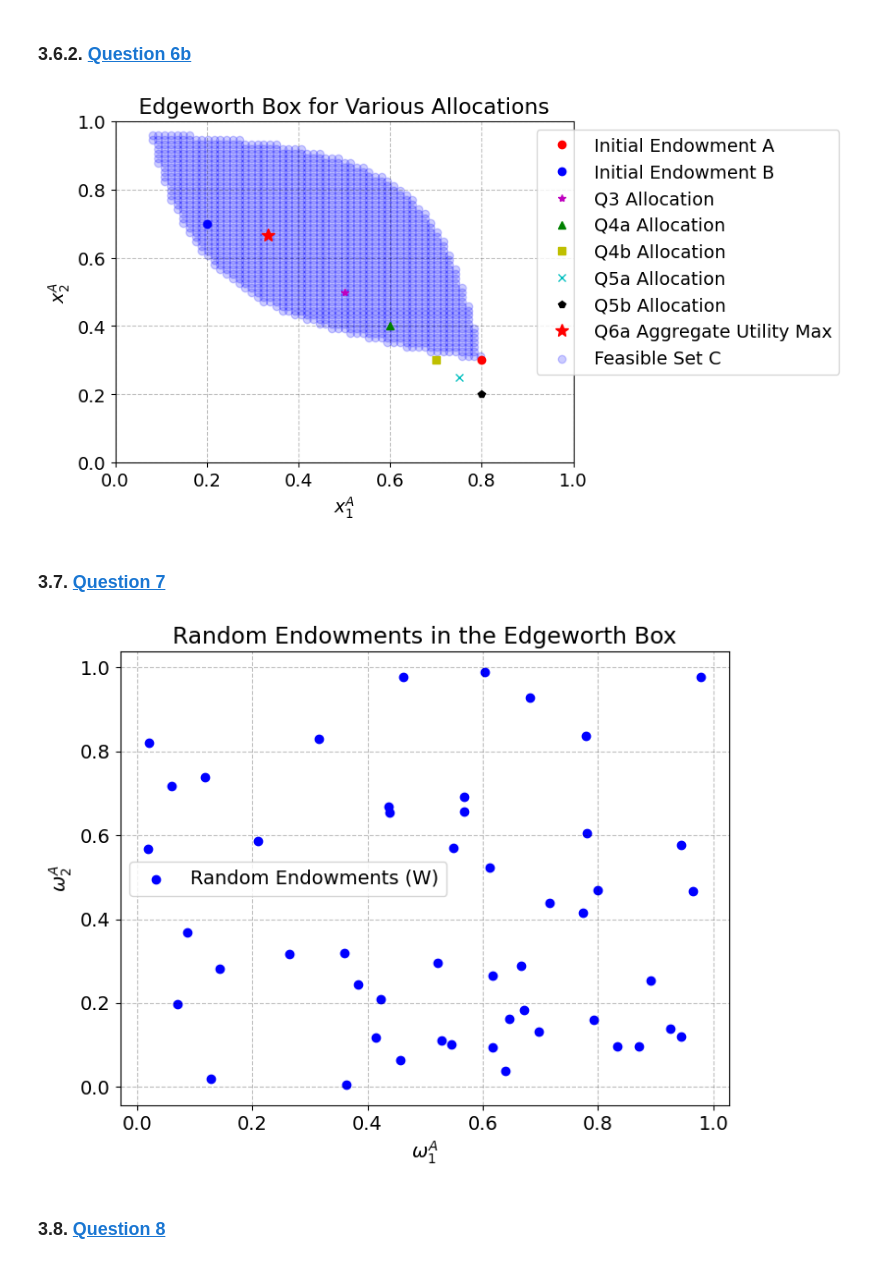
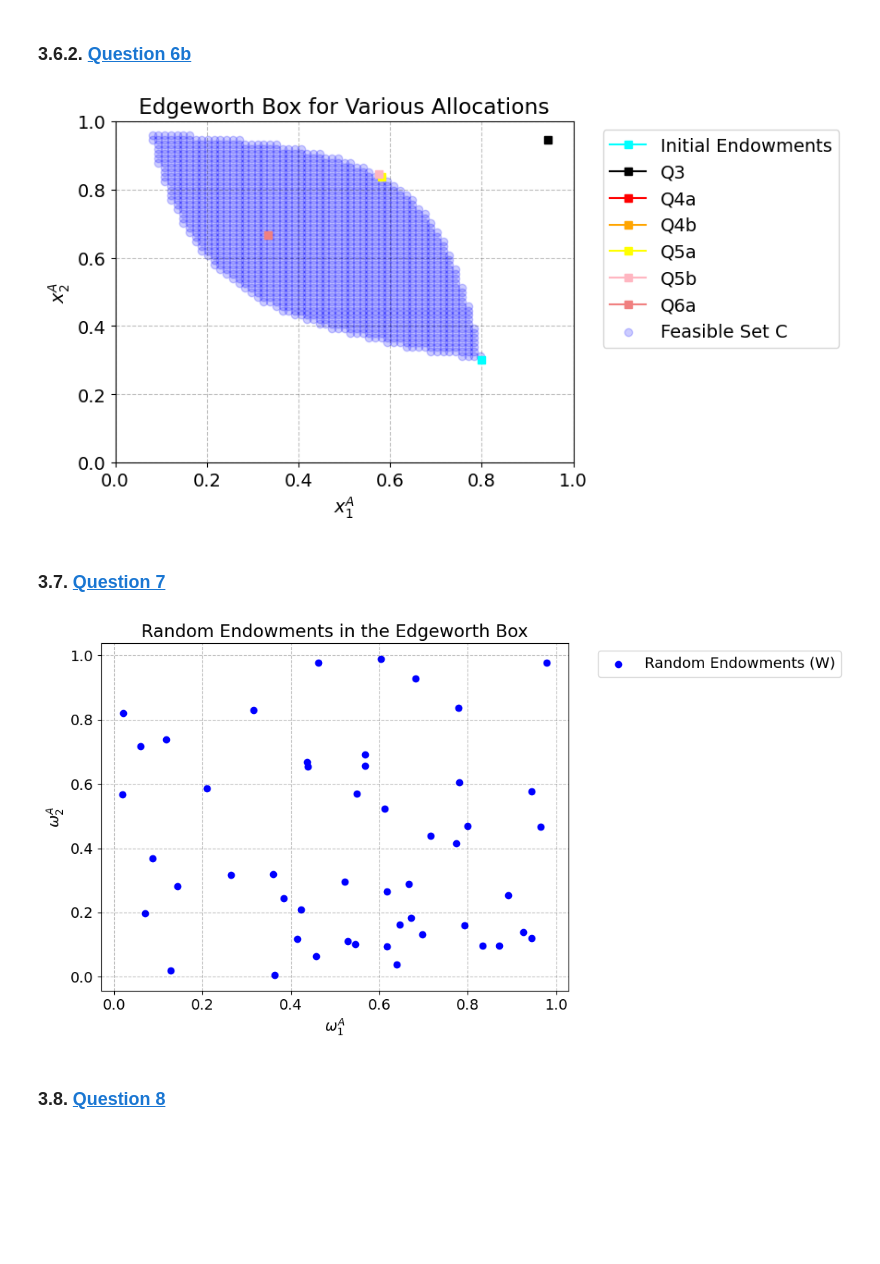
Before and after one commit to NumEconCopenhagen/projects-2024-tbm527, a Jupyter notebook: inauguralproject/inauguralproject.ipynb, the cells around one changed output. Drawn from its saved outputs; the diff is of its cells as text; code cells hidden in the pictures; blank space fills up the shorter version.

```diff
--- a/inauguralproject/inauguralproject.ipynb
+++ b/inauguralproject/inauguralproject.ipynb
@@ -338,11 +378,11 @@ for x1A in x1A_vals:
 feasible_points_C = np.array(feasible_points_C)
 
 # Placeholder for optimal allocations from previous questions
-optimal_allocation_q3 = [0.5, 0.5]  # Replace with actual results
-optimal_allocation_q4a = [0.6, 0.4]  # Replace with actual results
-optimal_allocation_q4b = [0.7, 0.3]  # Replace with actual results
-optimal_allocation_q5a = [0.75, 0.25]  # Replace with actual results
-optimal_allocation_q5b = [0.8, 0.2]  # Replace with actual results
+optimal_allocation_q3 = [0.9444, 0.9444]
+optimal_allocation_q4a = [1.8939, 0.6336]
+optimal_allocation_q4b = [1.8993 , 0.6336]
+optimal_allocation_q5a = [0.5811, 0.8378]
+optimal_allocation_q5b = [0.5757, 0.8444]
 
 # Assume this holds the optimal allocation from question 6a
 optimal_allocation_q6a = [optimal_x1A, optimal_x2A]
@@ -359,18 +399,17 @@ ax.set_ylabel('$x_2^A$')
 ax.set_title('Edgeworth Box for Various Allocations')
 
 # Plotting initial endowments
-ax.plot(omega_A_initial[0], omega_A_initial[1], 'ro', label="Initial Endowment A")
-ax.plot(omega_B_initial[0], omega_B_initial[1], 'bo', label="Initial Endowment B")
+ax.plot(omega_A_initial[0], omega_A_initial[1], marker='s', color='aqua', label="Initial Endowments")
 
 # Plotting allocations from questions 3 to 5
-ax.plot(optimal_allocation_q3[0], optimal_allocation_q3[1], 'm*', label='Q3 Allocation')
-ax.plot(optimal_allocation_q4a[0], optimal_allocation_q4a[1], 'g^', label='Q4a Allocation')
-ax.plot(optimal_allocation_q4b[0], optimal_allocation_q4b[1], 'ys', label='Q4b Allocation')
-ax.plot(optimal_allocation_q5a[0], optimal_allocation_q5a[1], 'cx', label='Q5a Allocation')
-ax.plot(optimal_allocation_q5b[0], optimal_allocation_q5b[1], 'kp', label='Q5b Allocation')
+ax.plot(optimal_allocation_q3[0], optimal_allocation_q3[1], marker='s', color='black', label='Q3')
+ax.plot(optimal_allocation_q4a[0], optimal_allocation_q4a[1], marker='s',color='red',label='Q4a')
+ax.plot(optimal_allocation_q4b[0], optimal_allocation_q4b[1], marker='s', color='orange', label='Q4b')
+ax.plot(optimal_allocation_q5a[0], optimal_allocation_q5a[1], marker='s', color='yellow', label='Q5a')
+ax.plot(optimal_allocation_q5b[0], optimal_allocation_q5b[1], marker='s', color='lightpink', label='Q5b')
 
 # Plotting the allocation from question 6a
-ax.plot(optimal_allocation_q6a[0], optimal_allocation_q6a[1], 'r*', label='Q6a Aggregate Utility Max', markersize=10)
+ax.plot(optimal_allocation_q6a[0], optimal_allocation_q6a[1], marker='s', color='lightcoral', label='Q6a')
 
 # Plotting feasible points from set C
 if feasible_points_C.size > 0:
@@ -379,26 +418,26 @@ if feasible_points_C.size > 0:
 ax.legend(loc='upper right', bbox_to_anchor=(1.6, 1.0))
 plt.show()
 # %% [output]
-[figure, old version]
+[figure, new version]
 # %% [markdown]
 ### 3.7. <a id='toc3_5_2_'></a>[Question 7](#toc0_)
 # %%
 # Generating the random set W with 50 elements for ω1A and ω2A
 np.random.seed(0)  # For reproducibility
 omega_1A_samples = np.random.uniform(0, 1, 50)
 omega_2A_samples = np.random.uniform(0, 1, 50)
 
 # Plotting the random set W in the ω1A-ω2A space
 plt.figure(figsize=(8, 6))
 plt.scatter(omega_1A_samples, omega_2A_samples, c='blue', label='Random Endowments (W)')
 plt.xlabel('$\omega_1^A$')
 plt.ylabel('$\omega_2^A$')
 plt.title('Random Endowments in the Edgeworth Box')
-plt.legend()
+plt.legend(loc='upper right', bbox_to_anchor=(1.6, 1.0))
 plt.grid(True)
 plt.show()
 # %% [output]
-[figure, old version]
+[figure, new version]
 # %% [markdown]
 ### 3.8. <a id='toc3_5_2_'></a>[Question 8](#toc0_)
 # %%
```
Also changed, not shown: parts of 3 cells of this notebook.
